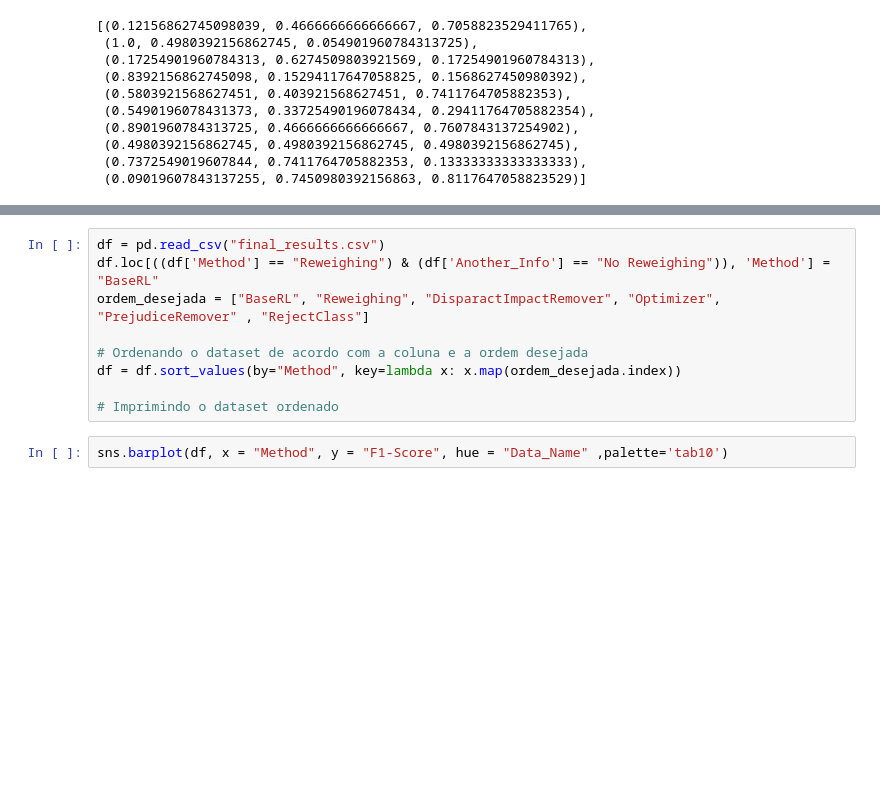
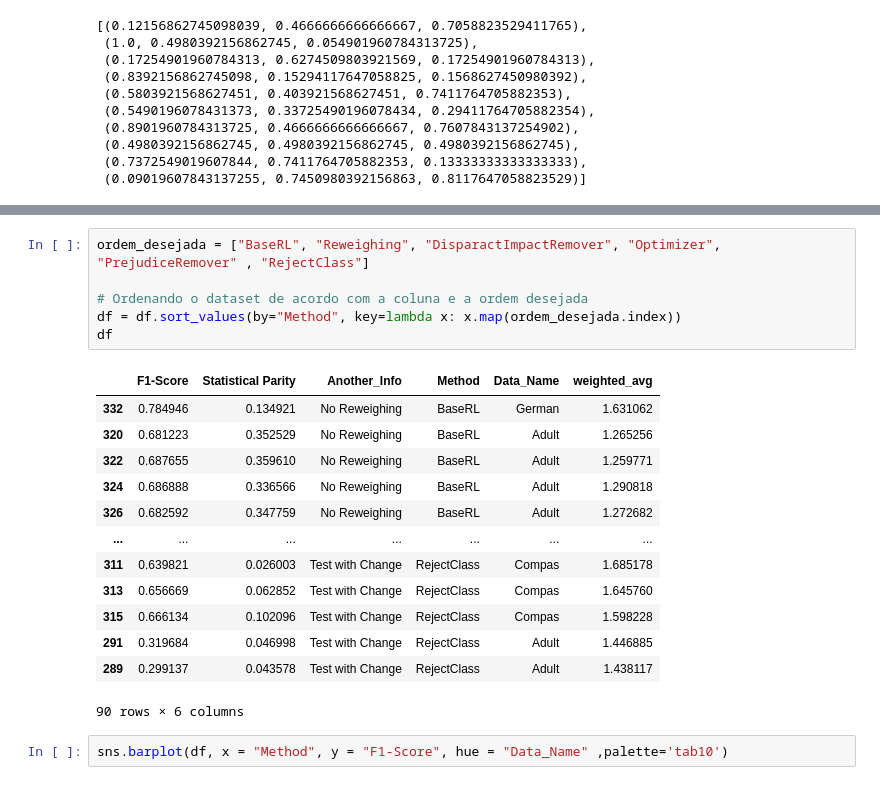
Before and after one commit to murilovpinheiro/Artigo-novo, a Jupyter notebook: graficos.ipynb, the cells around one changed output, grey strips where cells are left out. Saved outputs shown, nothing was run; the diff lists cells and outputs as text; blank space fills up the shorter version.

```diff
--- a/graficos.ipynb
+++ b/graficos.ipynb
@@ -18,12 +118,23 @@ sns.color_palette("tab10")
 # %%
-df = pd.read_csv("final_results.csv")
-df.loc[((df['Method'] == "Reweighing") & (df['Another_Info'] == "No Reweighing")), 'Method'] = "BaseRL"
 ordem_desejada = ["BaseRL", "Reweighing", "DisparactImpactRemover", "Optimizer", "PrejudiceRemover" , "RejectClass"]
 
 # Ordenando o dataset de acordo com a coluna e a ordem desejada
 df = df.sort_values(by="Method", key=lambda x: x.map(ordem_desejada.index))
-
-# Imprimindo o dataset ordenado
+df
+# %% [output]
+|  | F1-Score | Statistical Parity | Another_Info | Method | Data_Name | weighted_avg |
+| 332 | 0.784946 | 0.134921 | No Reweighing | BaseRL | German | 1.631062 |
+| 320 | 0.681223 | 0.352529 | No Reweighing | BaseRL | Adult | 1.265256 |
+| 322 | 0.687655 | 0.359610 | No Reweighing | BaseRL | Adult | 1.259771 |
+| 324 | 0.686888 | 0.336566 | No Reweighing | BaseRL | Adult | 1.290818 |
+| 326 | 0.682592 | 0.347759 | No Reweighing | BaseRL | Adult | 1.272682 |
+| ... | ... | ... | ... | ... | ... | ... |
+| 311 | 0.639821 | 0.026003 | Test with Change | RejectClass | Compas | 1.685178 |
+| 313 | 0.656669 | 0.062852 | Test with Change | RejectClass | Compas | 1.645760 |
+| 315 | 0.666134 | 0.102096 | Test with Change | RejectClass | Compas | 1.598228 |
+| 291 | 0.319684 | 0.046998 | Test with Change | RejectClass | Adult | 1.446885 |
+| 289 | 0.299137 | 0.043578 | Test with Change | RejectClass | Adult | 1.438117 |
+90 rows × 6 columns
 # %%
 sns.barplot(df, x = "Method", y = "F1-Score", hue = "Data_Name" ,palette='tab10')
 # %% [output]
```
Also changed, not shown: parts of 6 cells of this notebook.
